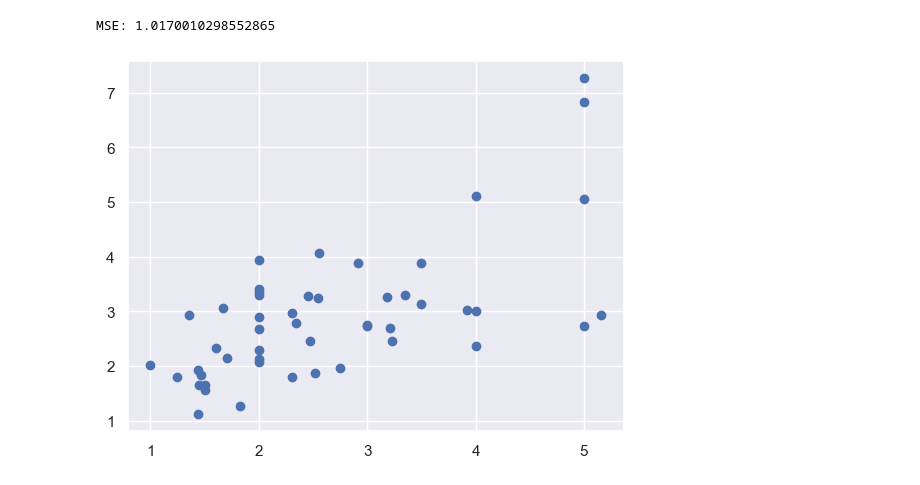
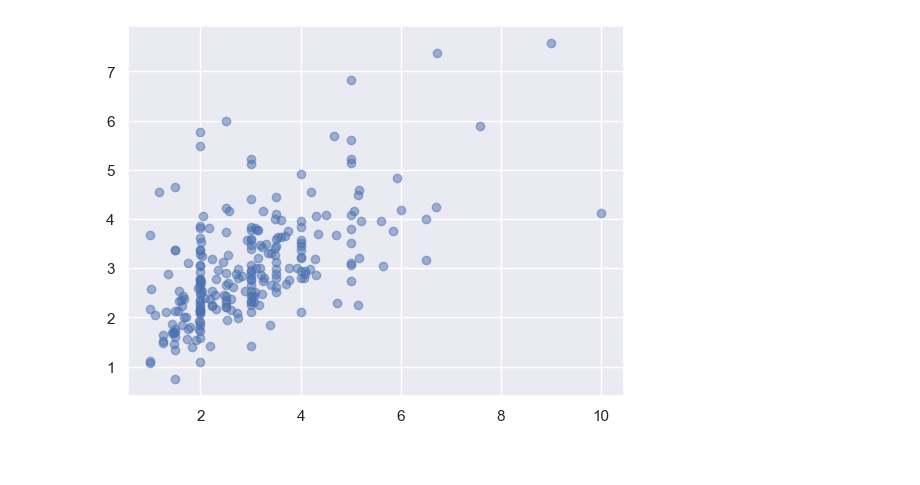
Before and after one commit to yoichiojima/scikit-learn-training, a Jupyter notebook: notebooks/bias_variance_tradeoff.ipynb, the cells around one changed output. Saved outputs shown, nothing was run; the diff lists cells and outputs as text; code cells hidden in the pictures.

```diff
--- a/notebooks/bias_variance_tradeoff.ipynb
+++ b/notebooks/bias_variance_tradeoff.ipynb
@@ -32,8 +22,13 @@ pred = pipe.predict(X_test)
-# %%
-# evaluation
-print(f"MSE: {mean_squared_error(y_test, pred)}")
-plt.scatter(y_test, pred)
-plt.show()
-# %% [output]
-MSE: 1.0170010298552865
-[figure, removed]
+# %%
+pipe = make_pipeline(
+    PolynomialFeatures(degree = 2),
+    LinearRegression()
+)
+
+cv = KFold(n_splits = 5, shuffle = True)
+pred = cross_val_predict(pipe, X, y, cv = cv)
+# %%
+plt.scatter(y, pred, alpha = 0.5)
+plt.show()
+# %% [output]
+[figure, added]
```
Also changed, not shown: parts of 3 cells of this notebook.
